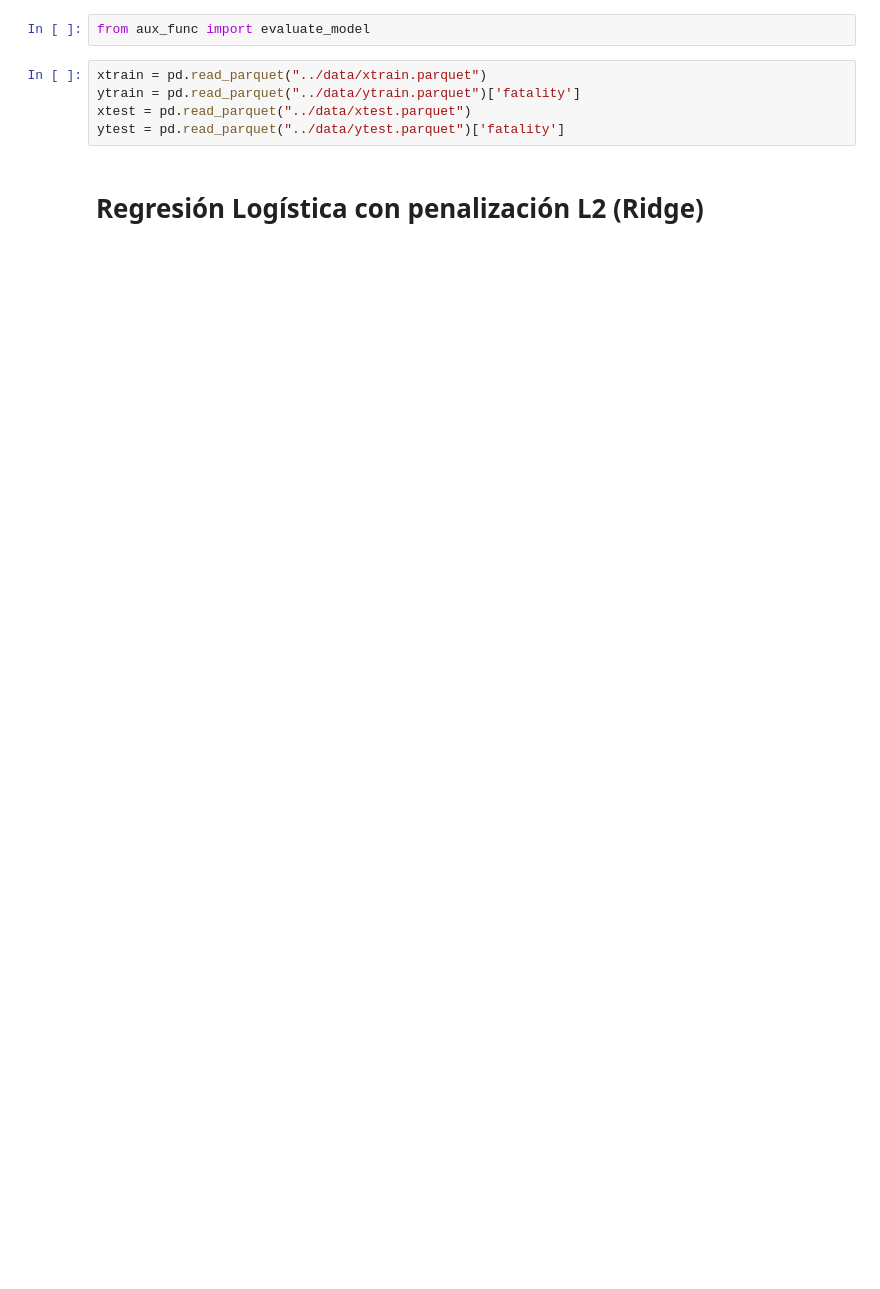
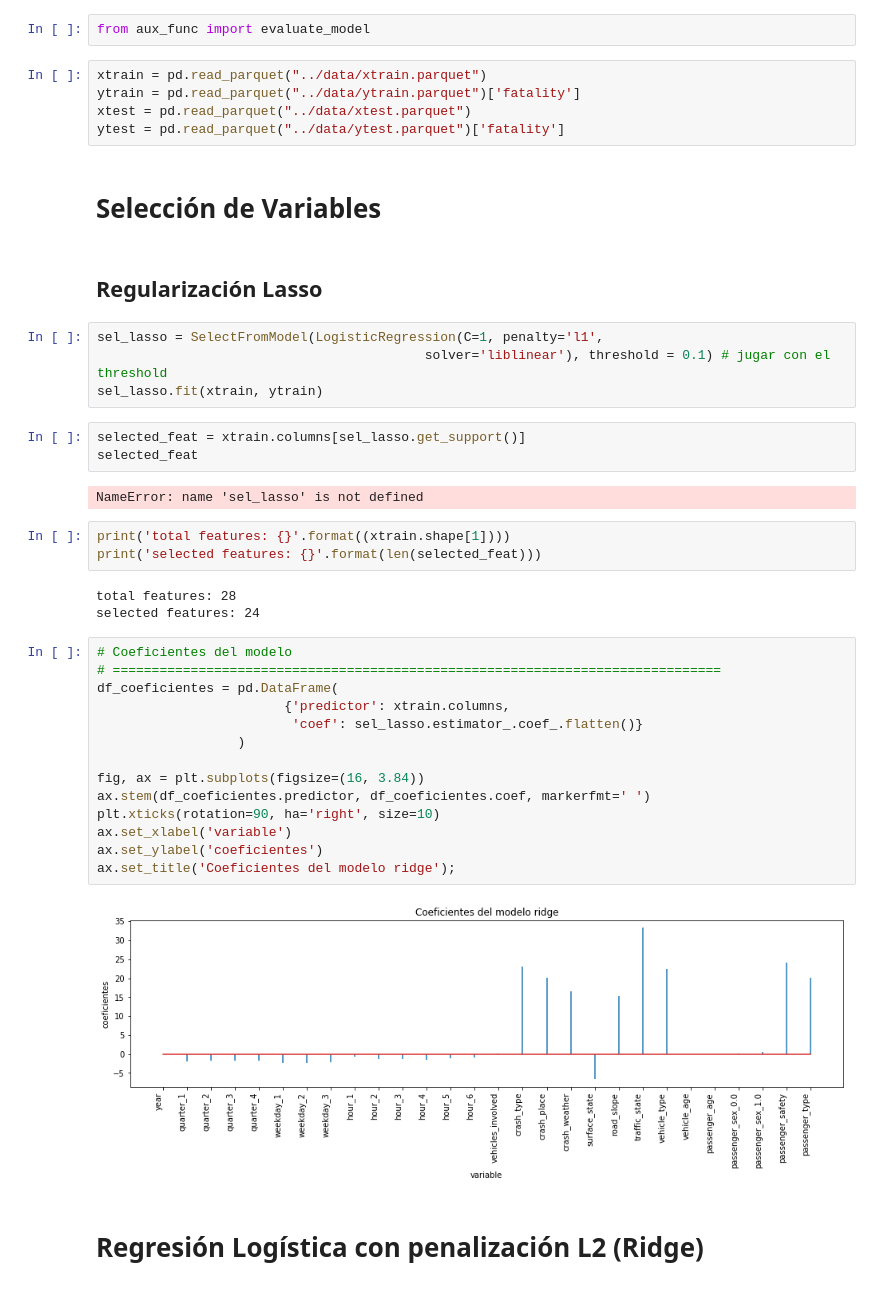
Before and after one commit to AMM53/Accidents-Prediction, a Jupyter notebook: notebooks/4.7. Logistica_Lasso.ipynb, the cells around one changed output. Cells and saved outputs as stored; diff of their text form; blank space fills up the shorter version.

Commit message:
Selećcion de variables en lasso

```diff
--- a/notebooks/4.7. Logistica_Lasso.ipynb
+++ b/notebooks/4.7. Logistica_Lasso.ipynb
@@ -27,6 +30,41 @@ xtrain = pd.read_parquet("../data/xtrain.parquet")
 ytrain = pd.read_parquet("../data/ytrain.parquet")['fatality']
 xtest = pd.read_parquet("../data/xtest.parquet")
 ytest = pd.read_parquet("../data/ytest.parquet")['fatality']
+# %% [markdown]
+# Selección de Variables
+# %% [markdown]
+## Regularización Lasso
+# %%
+sel_lasso = SelectFromModel(LogisticRegression(C=1, penalty='l1',
+                                          solver='liblinear'), threshold = 0.1) # jugar con el threshold
+sel_lasso.fit(xtrain, ytrain)
+# %%
+selected_feat = xtrain.columns[sel_lasso.get_support()]
+selected_feat
+# %% [output]
+NameError: name 'sel_lasso' is not defined
+# %%
+print('total features: {}'.format((xtrain.shape[1])))
+print('selected features: {}'.format(len(selected_feat)))
+# %% [output]
+total features: 28
+selected features: 24
+# %%
+# Coeficientes del modelo
+# ==============================================================================
+df_coeficientes = pd.DataFrame(
+                        {'predictor': xtrain.columns,
+                         'coef': sel_lasso.estimator_.coef_.flatten()}
+                  )
+
+fig, ax = plt.subplots(figsize=(16, 3.84))
+ax.stem(df_coeficientes.predictor, df_coeficientes.coef, markerfmt=' ')
+plt.xticks(rotation=90, ha='right', size=10)
+ax.set_xlabel('variable')
+ax.set_ylabel('coeficientes')
+ax.set_title('Coeficientes del modelo ridge');
+# %% [output]
+[figure, added]
 # %% [markdown]
 # Regresión Logística con penalización L2 (Ridge)
 # %%
```
Also changed, not shown: parts of 7 cells of this notebook, 1 other file.
